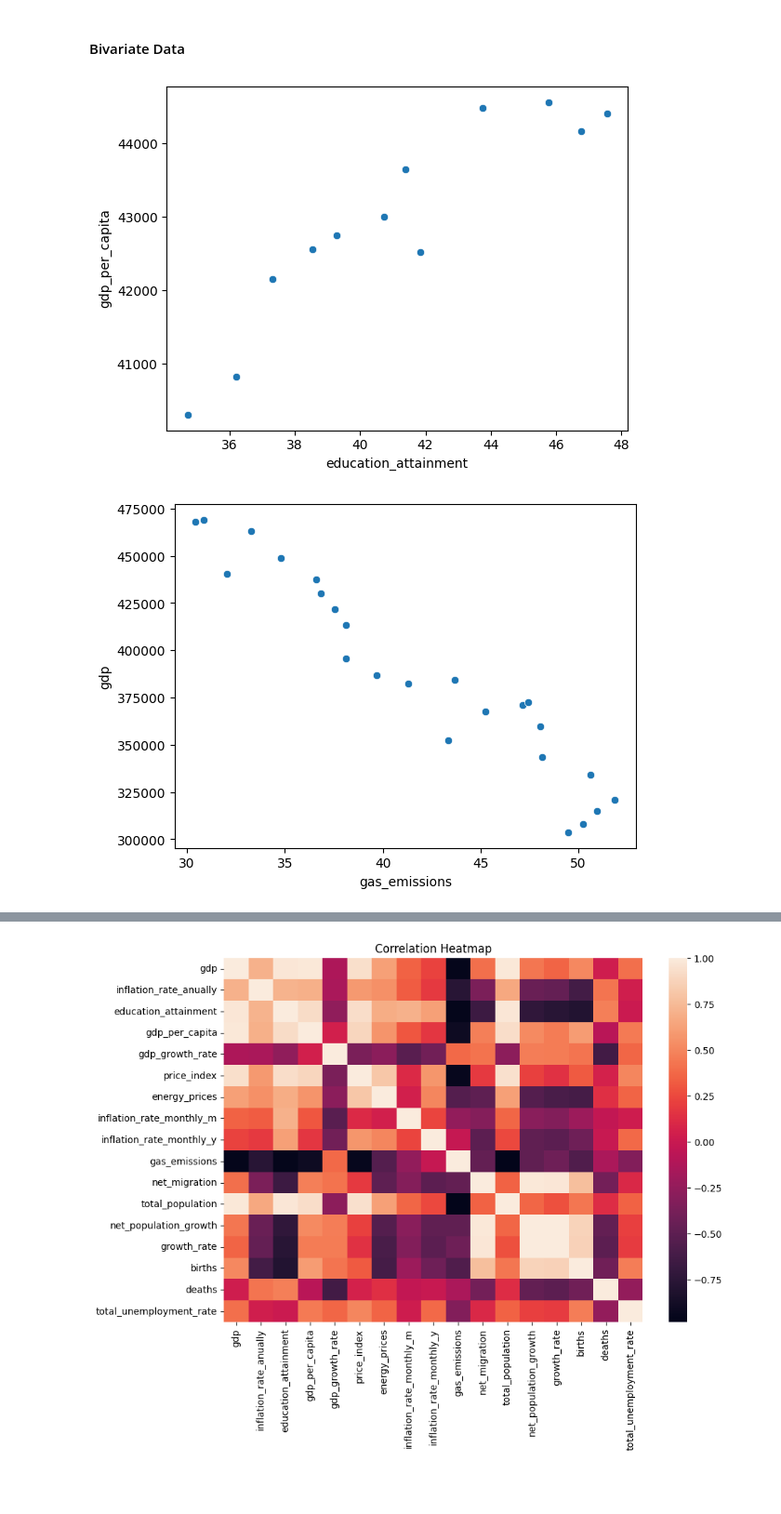
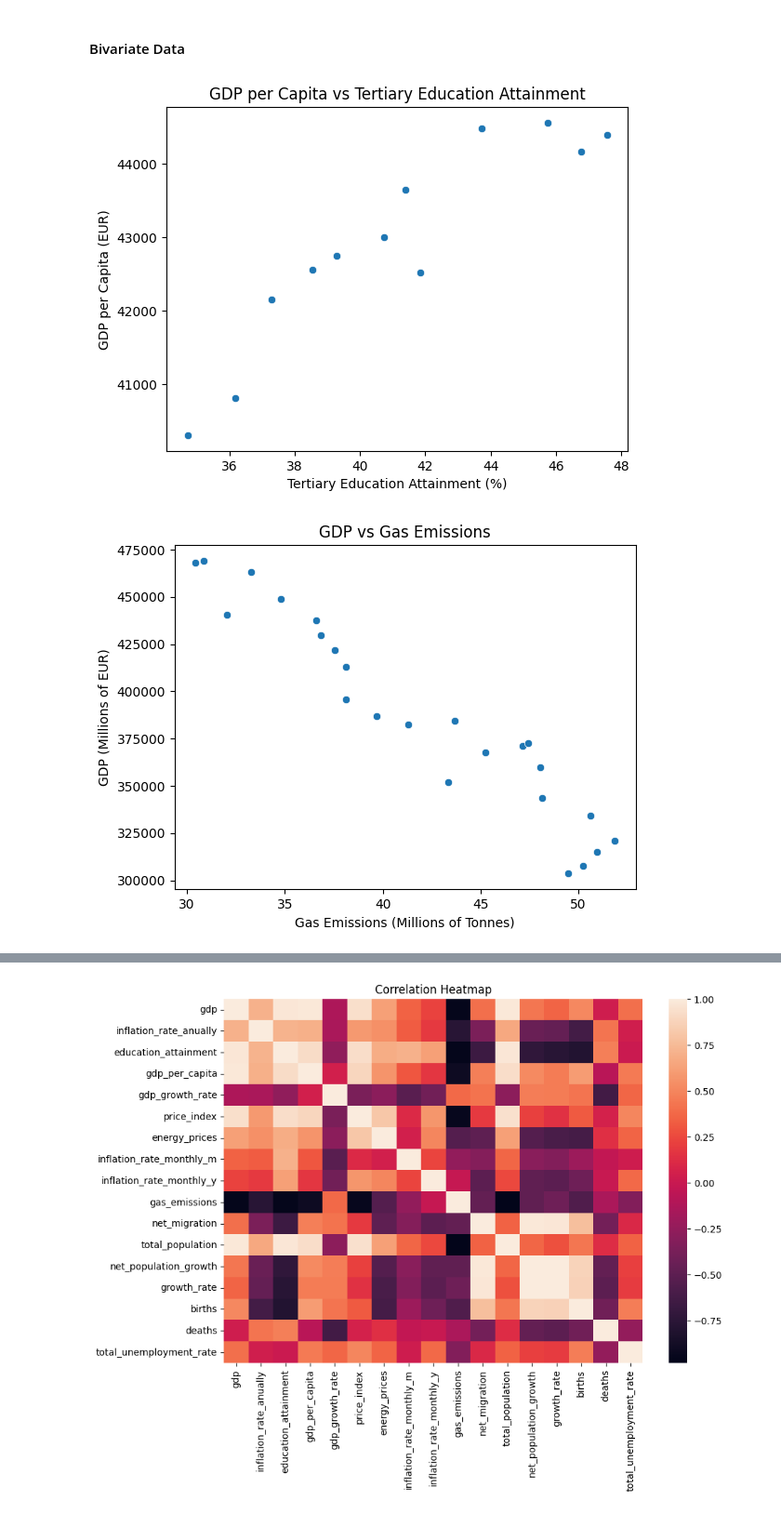
Before and after one commit to Grena30/Exploratory-Data-Analysis, a Jupyter notebook: EDA/analysis.ipynb, the cells around one changed output, grey strips where cells are left out. Shown at 93% size. Cells and saved outputs as stored; diff of their text form; code cells hidden in the pictures; blank space fills up the shorter version.

Commit message:
feat: add outlier detection; add line & scatter plots

```diff
--- a/EDA/analysis.ipynb
+++ b/EDA/analysis.ipynb
@@ -70,24 +70,28 @@ rename_dict_cols = {
 def aggregate_data_on_frequency(raw_df, frequency='Y'):
     df = raw_df.copy()
     df['TIME_PERIOD'] = pd.to_datetime(df['TIME_PERIOD'], errors='coerce')
-    df['year'] = df['TIME_PERIOD'].dt.year
 
     aggregate_df = pd.DataFrame()
 
     if frequency == 'Y':
+        df['year'] = df['TIME_PERIOD'].dt.year
         aggregate_df = df.groupby('year').agg(agg_dict_yearly).reset_index()
         aggregate_df['TIME_PERIOD'] = pd.to_datetime(aggregate_df['year'].astype(str))
         aggregate_df = aggregate_df.drop(columns='year')
-        aggregate_df['household_income'] = aggregate_df[[
-            'household_income_q1',
-            'household_income_q2',
-            'household_income_q3']].mean(axis=1)
 
-        aggregate_df = aggregate_df.drop(columns=[col for col in drop_list_yearly if col in aggregate_df.columns])
+    aggregate_df['household_income'] = aggregate_df[[
+        'household_income_q1',
+        'household_income_q2',
+        'household_income_q3']].mean(axis=1)
 
-        aggregate_df = aggregate_df.rename(
-            columns={old: new for old, new in rename_dict_cols.items() if old in aggregate_df.columns}
-        )
+    aggregate_df = aggregate_df.drop(columns=[col for col in drop_list_yearly if col in aggregate_df.columns])
+
+    aggregate_df = aggregate_df.rename(
+        columns={old: new for old, new in rename_dict_cols.items() if old in aggregate_df.columns}
+    )
+    cols = list(aggregate_df.columns)
+    cols.insert(0, cols.pop(cols.index('TIME_PERIOD')))
+    aggregate_df = aggregate_df.loc[:, cols]
 
     return aggregate_df
 # %%
@@ -215,13 +291,19 @@ plt.show()
 #### Bivariate Data
 # %%
 sns.scatterplot(data=aggregate_df, x='education_attainment', y='gdp_per_capita')
+plt.title("GDP per Capita vs Tertiary Education Attainment")
+plt.xlabel("Tertiary Education Attainment (%)")
+plt.ylabel("GDP per Capita (EUR)")
 plt.show()
 # %% [output]
-[figure, old version]
+[figure, new version]
 # %%
 sns.scatterplot(data=aggregate_df, x='gas_emissions', y='gdp')
+plt.title("GDP vs Gas Emissions")
+plt.xlabel("Gas Emissions (Millions of Tonnes)")
+plt.ylabel("GDP (Millions of EUR)")
 plt.show()
 # %% [output]
-[figure, old version]
+[figure, new version]
 # %%
 sns.scatterplot(data=aggregate_df, x='education_attainment', y='total_unemployment_rate')
```
Also changed, not shown: parts of 12 cells of this notebook, 1 other file.
